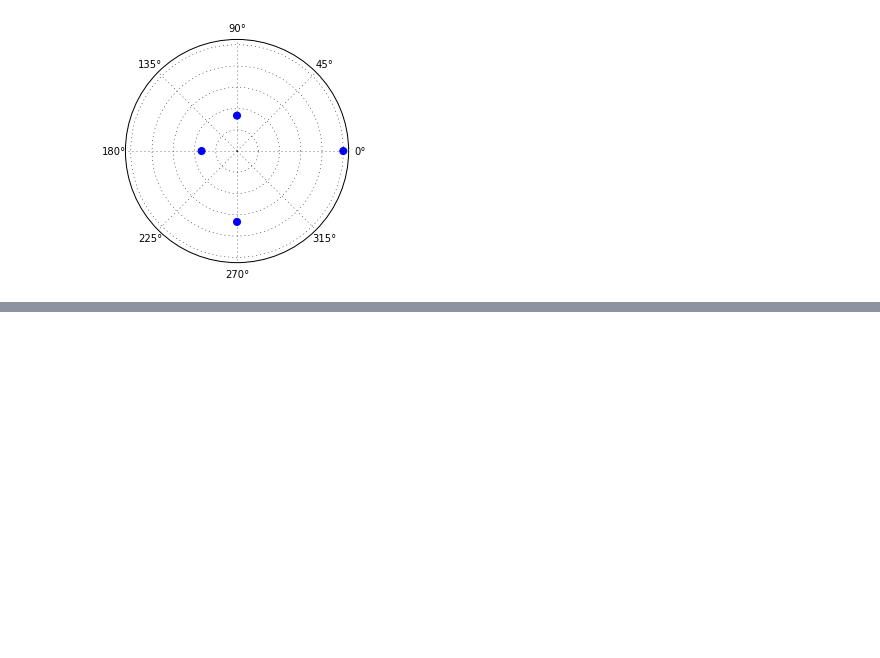
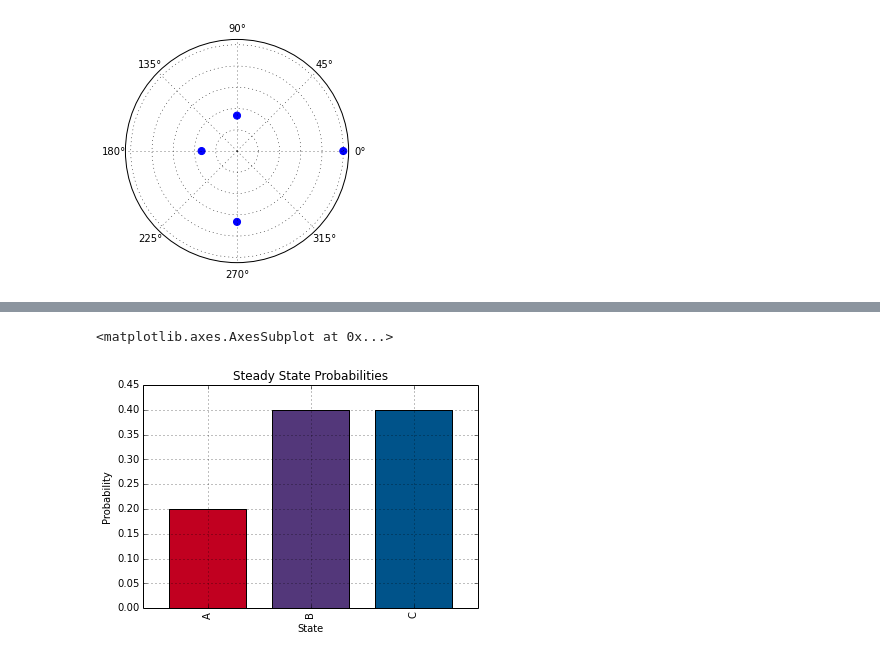
Before and after one commit to synesthesiam/eyecode, a Jupyter notebook: examples/Plots.ipynb, the cells around one changed output, grey strips where cells are left out. Saved outputs shown, nothing was run; the diff lists cells and outputs as text; code cells hidden in the pictures; blank space fills up the shorter version.

```diff
--- a/examples/Plots.ipynb
+++ b/examples/Plots.ipynb
@@ -65,0 +77,5 @@ plot.saccade_angle_plot(saccs, alpha=1)
+# %%
+plot.trans_steady_state(trans_matrix, name_map=name_map)
+# %% [output]
+<matplotlib.axes.AxesSubplot at 0x...>
+[figure, added]
```
Also changed, not shown: parts of 3 cells of this notebook, 6 other files.
